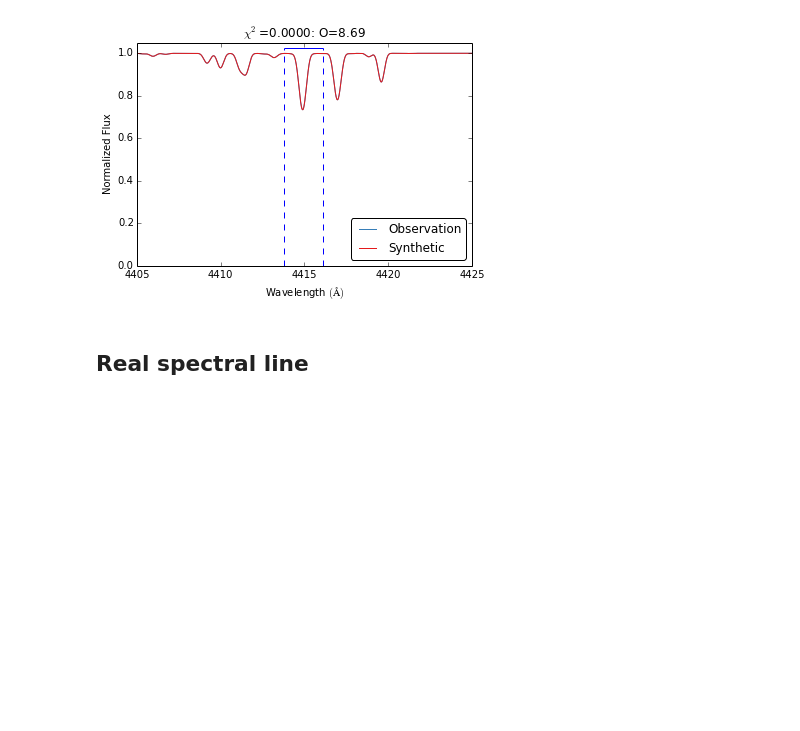
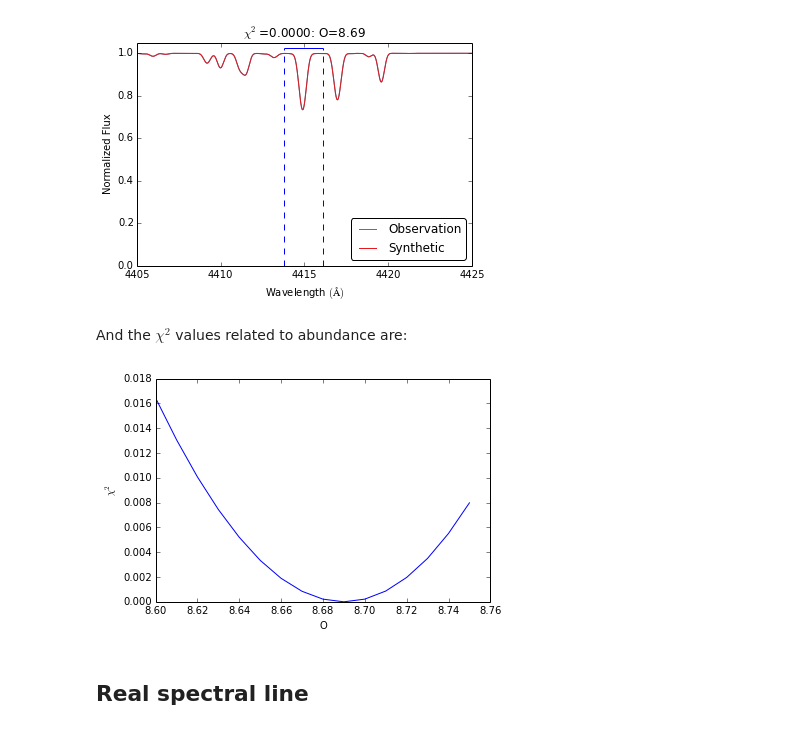
Before and after one commit to gabraganca/S4, a Jupyter notebook: examples/Synfit.ipynb, the cells around one changed output. Saved outputs shown, nothing was run; the diff lists cells and outputs as text; code cells hidden in the pictures; blank space fills up the shorter version.

Commit message:
Plot chisquare against abundance values
The plot of chisquare Vs. Abundance is now working.

```diff
--- a/examples/Synfit.ipynb
+++ b/examples/Synfit.ipynb
@@ -145,3 +143,9 @@ fit.best_plot(title='default')
+# %% [markdown]
+And the $\chi^2$ values related to abundance are:
+# %%
+fit.plot_chisquare()
+# %% [output]
+[figure, added]
 # %% [markdown]
 ## Real spectral line
 # %% [markdown]
```
Also changed, not shown: parts of 8 cells of this notebook.
